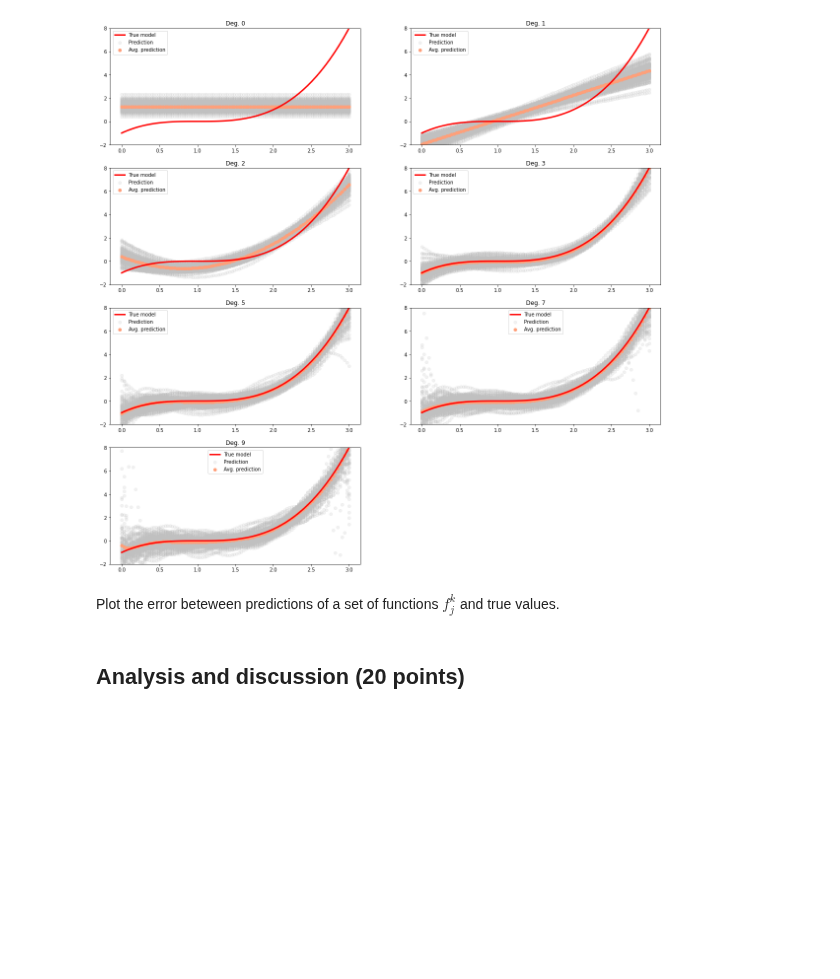
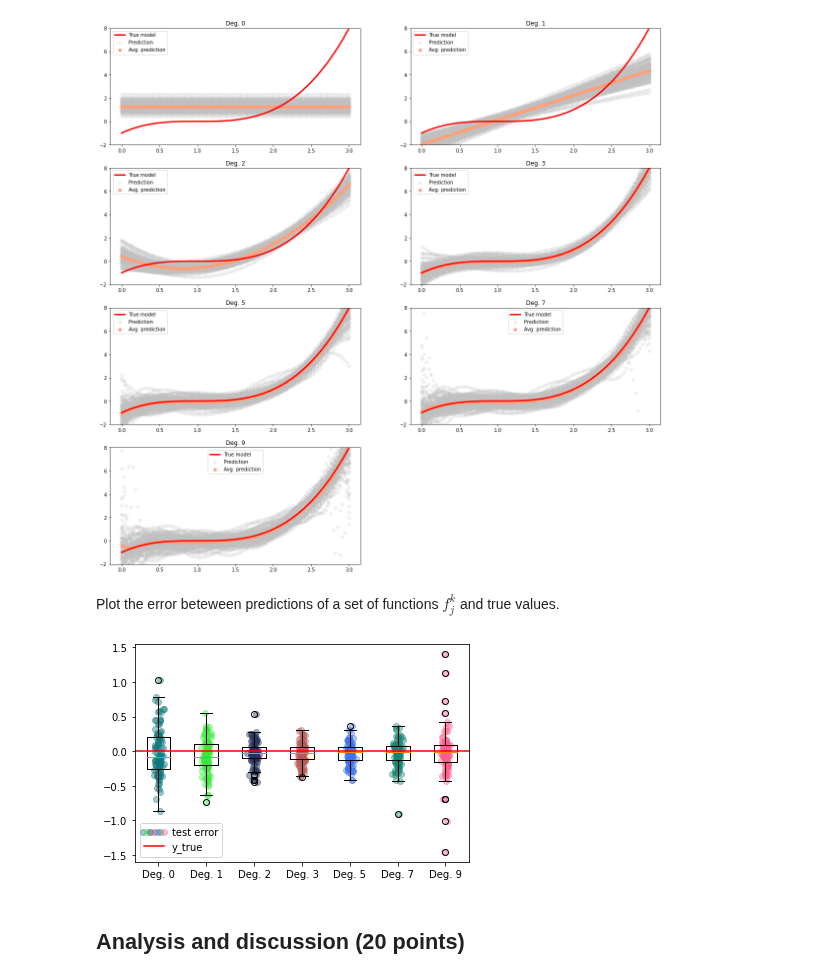
Before and after one commit to ggu1012/basic_ai, a Jupyter notebook: project2_bias-variance_tradeoff/ID_name_HW2.ipynb, the cells around one changed output. Drawn from its saved outputs; the diff is of its cells as text; code cells hidden in the pictures; blank space fills up the shorter version.

Commit message:
project 2 box plot fixed

```diff
--- a/project2_bias-variance_tradeoff/ID_name_HW2.ipynb
+++ b/project2_bias-variance_tradeoff/ID_name_HW2.ipynb
@@ -152,3 +150,10 @@ plot_box_prediction_error(models, X_test, y_test, y_pred_comparison)
+# %%
+for i in models:
+    y_pred_comparison[i] = y_pred_comparison[i].T
+
+plot_box_prediction_error(models, X_test, y_test, y_pred_comparison)
+# %% [output]
+[figure, added]
 # %% [markdown]
 
 ## Analysis and discussion (20 points)
```
Also changed, not shown: parts of 1 cell of this notebook.
